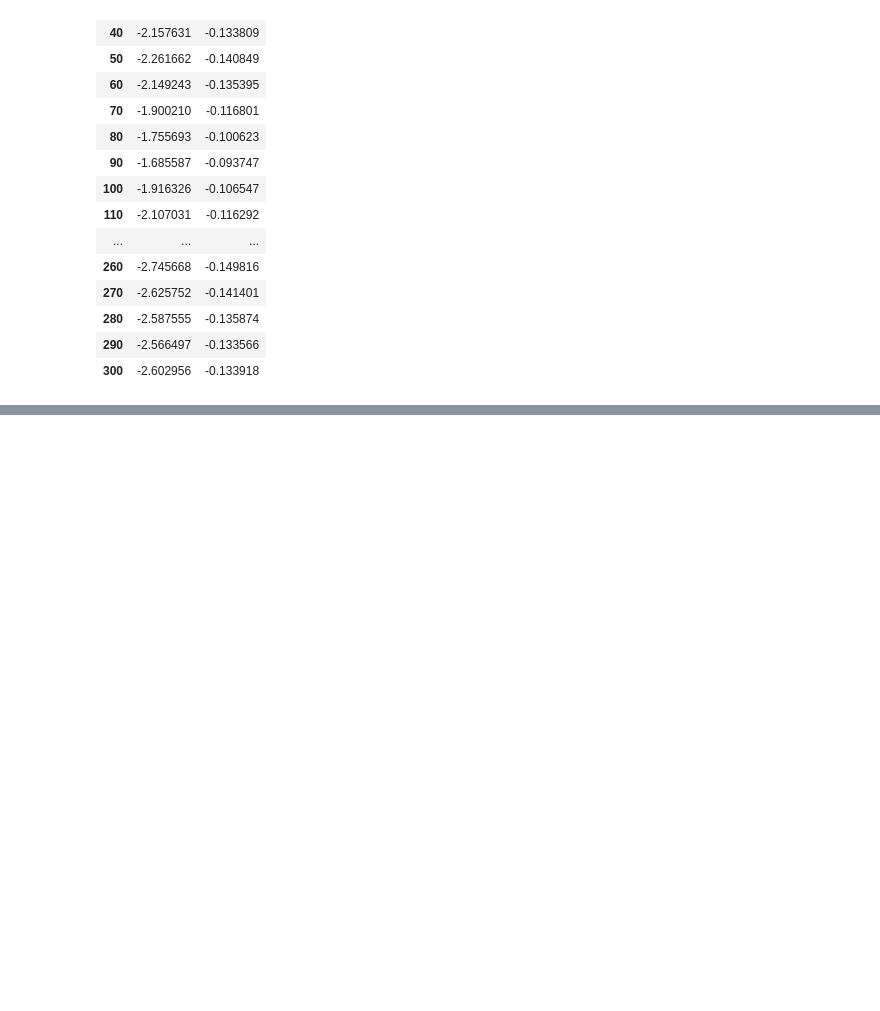
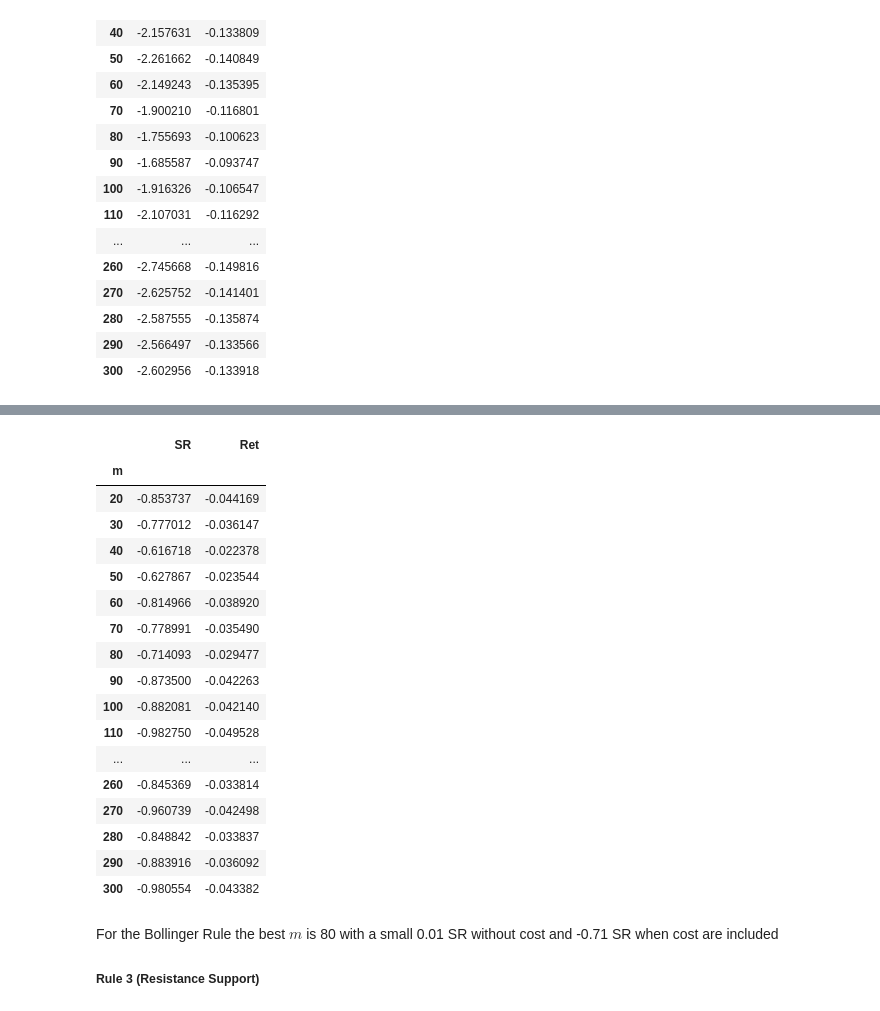
Before and after one commit to NehrenD/algo_trading_and_quant_strategies, a Jupyter notebook: exercises/chapter5_solutions.ipynb, the cells around one changed output, grey strips where cells are left out. Saved outputs shown, nothing was run; the diff lists cells and outputs as text; code cells hidden in the pictures; blank space fills up the shorter version.

```diff
--- a/exercises/chapter5_solutions.ipynb
+++ b/exercises/chapter5_solutions.ipynb
@@ -295,0 +331,33 @@ def bollinger_strategy(prices,params):
+# %%
+results = []
+
+for m in m_values:
+    params = dict(m=m)
+    ret,sr = backtest_strategy(fx_prices,bollinger_strategy,params,tc_pct=15/10000)
+    results.append(dict(m=m,SR=sr,Ret=ret))
+
+results = pd.DataFrame(results).set_index('m')
+results
+# %% [output]
+|  | SR | Ret |
+| m |  |  |
+| 20 | -0.853737 | -0.044169 |
+| 30 | -0.777012 | -0.036147 |
+| 40 | -0.616718 | -0.022378 |
+| 50 | -0.627867 | -0.023544 |
+| 60 | -0.814966 | -0.038920 |
+| 70 | -0.778991 | -0.035490 |
+| 80 | -0.714093 | -0.029477 |
+| 90 | -0.873500 | -0.042263 |
+| 100 | -0.882081 | -0.042140 |
+| 110 | -0.982750 | -0.049528 |
+| ... | ... | ... |
+| 260 | -0.845369 | -0.033814 |
+| 270 | -0.960739 | -0.042498 |
+| 280 | -0.848842 | -0.033837 |
+| 290 | -0.883916 | -0.036092 |
+| 300 | -0.980554 | -0.043382 |
+# %% [markdown]
+For the Bollinger Rule the best $m$ is 80 with a small 0.01 SR without cost and -0.71 SR when cost are included
+
+##### Rule 3 (Resistance Support)
```
Also changed, not shown: parts of 23 cells of this notebook.
